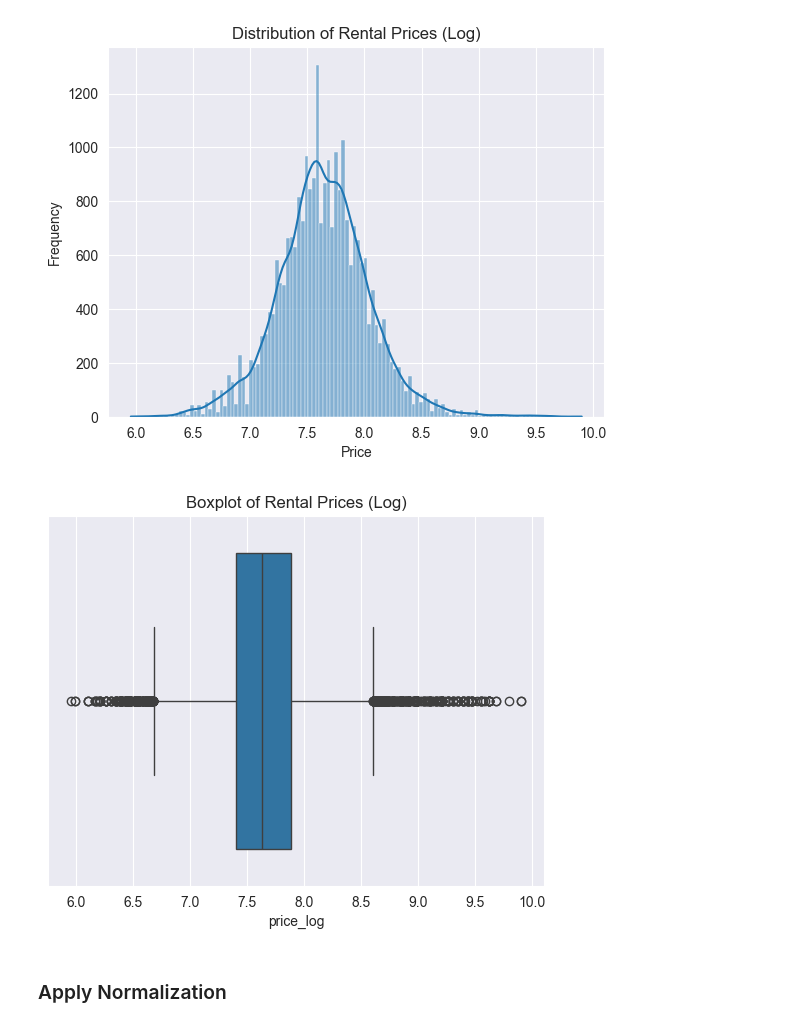
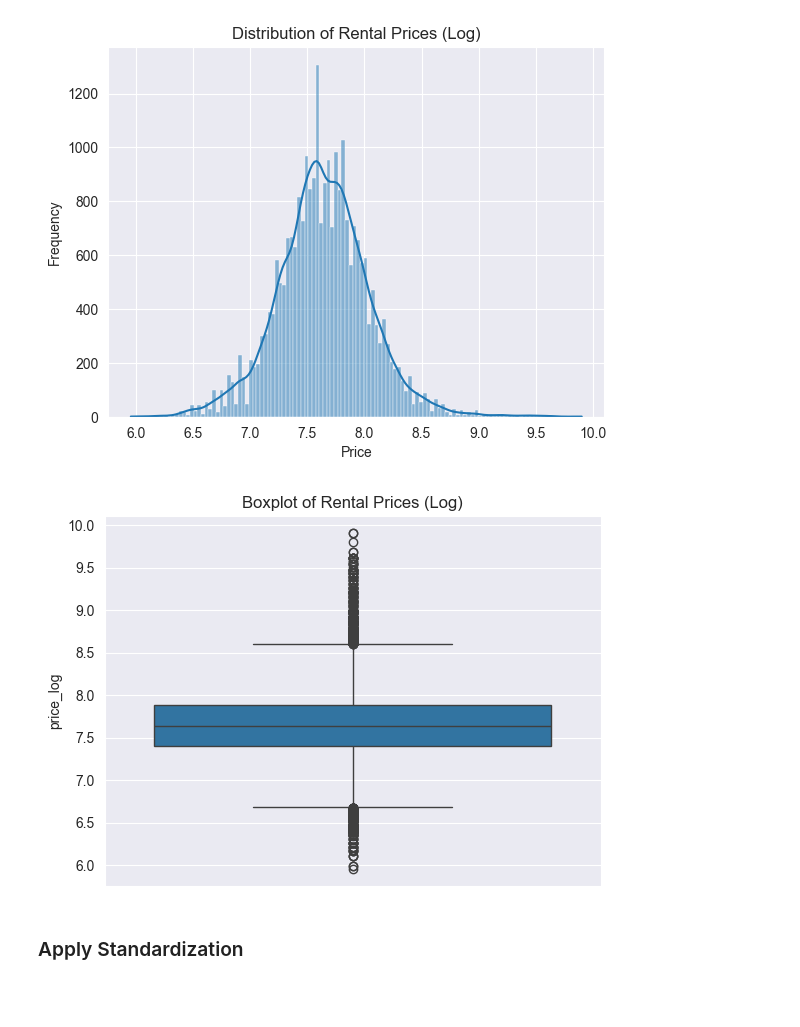
Before and after one commit to CS5614/CS5614_final, a Jupyter notebook: EDA/eda_on_rentals.ipynb, the cells around one changed output. Drawn from its saved outputs; the diff is of its cells as text; code cells hidden in the pictures; blank space fills up the shorter version.

```diff
--- a/EDA/eda_on_rentals.ipynb
+++ b/EDA/eda_on_rentals.ipynb
@@ -13,5 +13,5 @@ engine = db.get_engine()
 # %%
-rentals = pd.read_sql("SELECT * FROM rental_listings", engine)
+rentals = pd.read_sql("SELECT listing_db_id, price FROM rental_listings", engine)
 # %%
 sns.histplot(rentals["price"], kde=True)
 plt.title("Distribution of Rental Prices")
@@ -45,11 +44,11 @@ plt.show()
 # %% [output]
 [figure]
 # %%
-sns.boxplot(x=rentals["price_log"])
+sns.boxplot(y="price_log", data=rentals)
 plt.title("Boxplot of Rental Prices (Log)")
 plt.show()
 # %% [output]
-[figure, old version]
+[figure, new version]
 # %% [markdown]
-### Apply Normalization
+### Apply Standardization
 # %%
```
Also changed, not shown: parts of 10 cells of this notebook, 1 other file.
